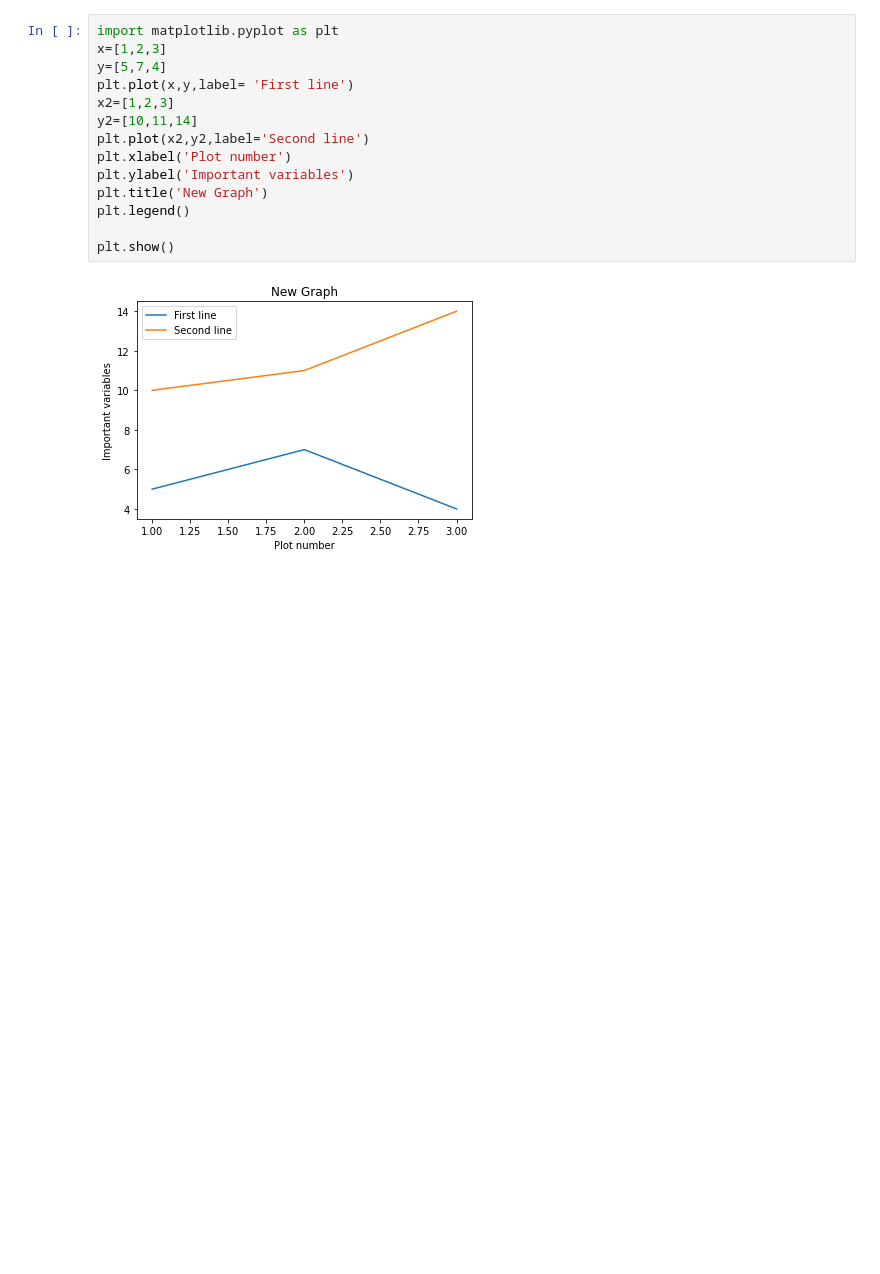
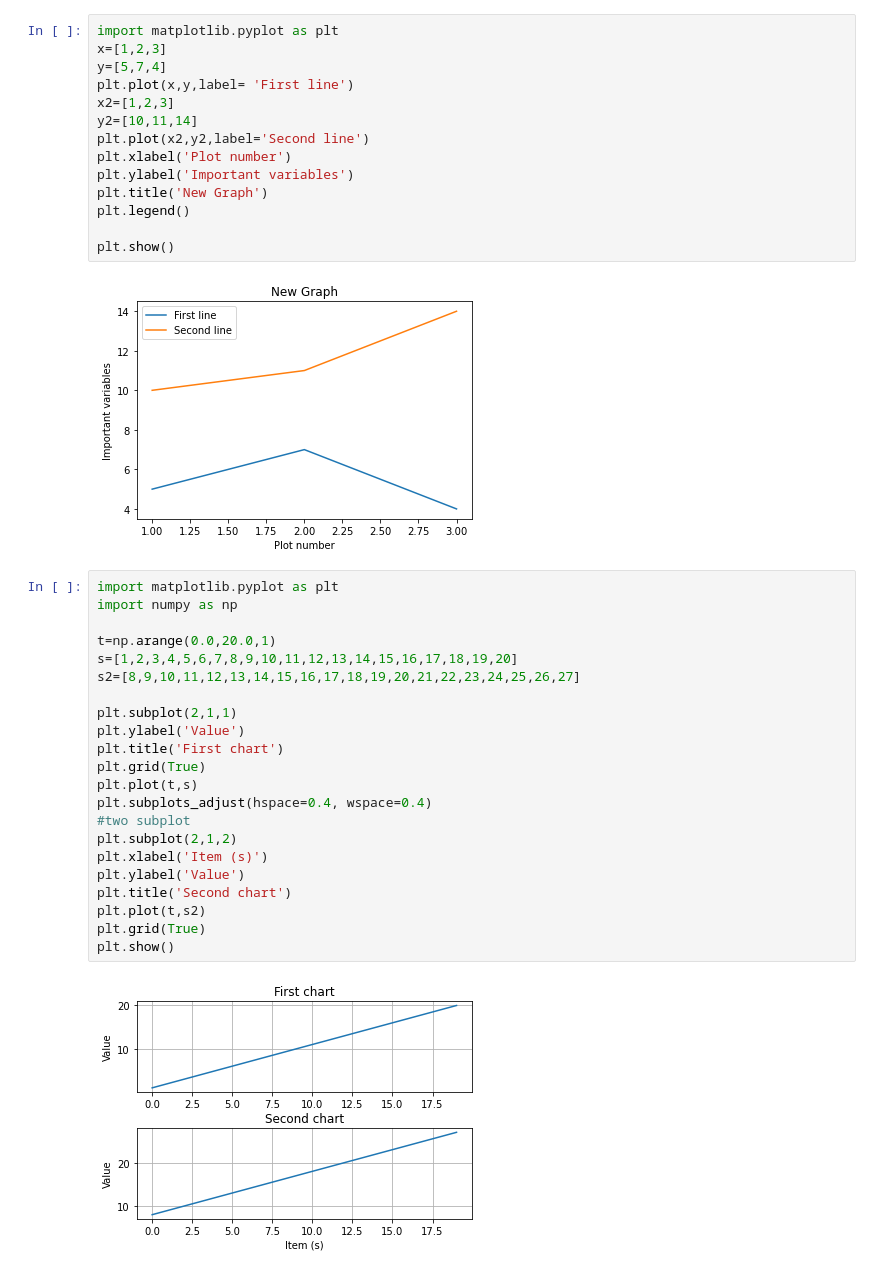
Before and after one commit to Diljith-AD/DS-ML, a Jupyter notebook: 1st.ipynb, the cells around one changed output. Saved outputs shown, nothing was run; the diff lists cells and outputs as text; blank space fills up the shorter version.

```diff
--- a/1st.ipynb
+++ b/1st.ipynb
@@ -112,3 +112,27 @@ plt.legend()
 plt.show()
 # %% [output]
 [figure]
+# %%
+import matplotlib.pyplot as plt
+import numpy as np
+
+t=np.arange(0.0,20.0,1)
+s=[1,2,3,4,5,6,7,8,9,10,11,12,13,14,15,16,17,18,19,20]
+s2=[8,9,10,11,12,13,14,15,16,17,18,19,20,21,22,23,24,25,26,27]
+
+plt.subplot(2,1,1)
+plt.ylabel('Value')
+plt.title('First chart')
+plt.grid(True)
+plt.plot(t,s)
+plt.subplots_adjust(hspace=0.4, wspace=0.4)
+#two subplot
+plt.subplot(2,1,2)
+plt.xlabel('Item (s)')
+plt.ylabel('Value')
+plt.title('Second chart')
+plt.plot(t,s2)
+plt.grid(True)
+plt.show()
+# %% [output]
+[figure, added]
```
Also changed, not shown: parts of 6 cells of this notebook.
